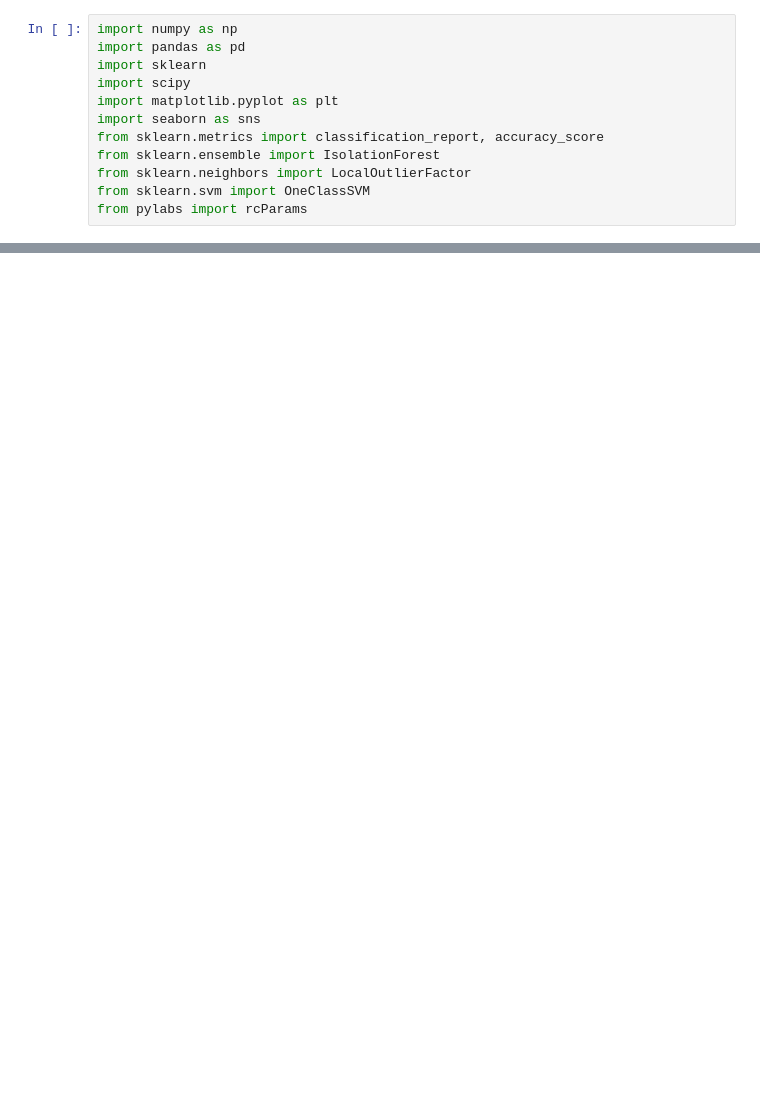
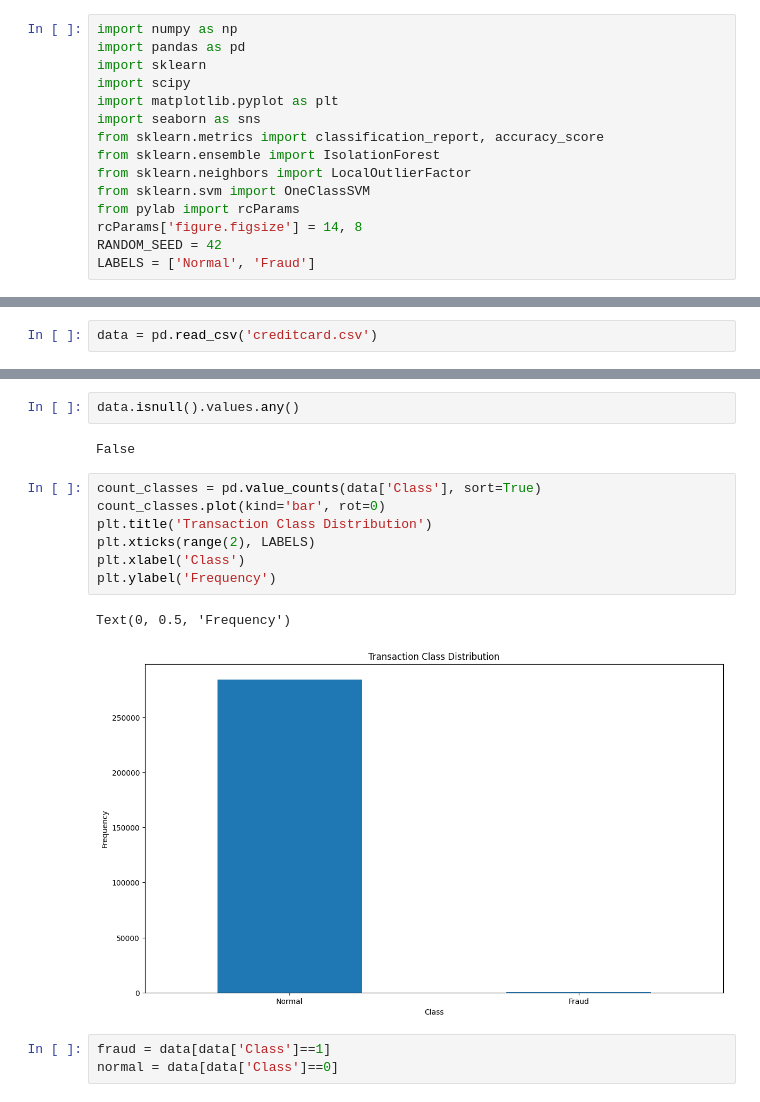
Before and after one commit to anilpatelia/kaggle_prjects, a Jupyter notebook: CreditCardFraudDetection/CreditCardFraudDetection.ipynb, the cells around one changed output, grey strips where cells are left out. Saved outputs shown, nothing was run; the diff lists cells and outputs as text; blank space fills up the shorter version.

Commit message:
Added creditcard fraud detection project

```diff
--- a/CreditCardFraudDetection/CreditCardFraudDetection.ipynb
+++ b/CreditCardFraudDetection/CreditCardFraudDetection.ipynb
@@ -9,4 +9,7 @@ from sklearn.metrics import classification_report, accuracy_score
 from sklearn.ensemble import IsolationForest
 from sklearn.neighbors import LocalOutlierFactor
 from sklearn.svm import OneClassSVM
-from pylabs import rcParams
+from pylab import rcParams
+rcParams['figure.figsize'] = 14, 8
+RANDOM_SEED = 42
+LABELS = ['Normal', 'Fraud']
@@ -14,0 +16,2 @@ ImportError: cannot import name 'rcParams' from 'pylabs' (/home/anil/.local/lib/
+# %%
+data = pd.read_csv('creditcard.csv')
@@ -14,0 +48,17 @@ ImportError: cannot import name 'rcParams' from 'pylabs' (/home/anil/.local/lib/
+# %%
+data.isnull().values.any()
+# %% [output]
+False
+# %%
+count_classes = pd.value_counts(data['Class'], sort=True)
+count_classes.plot(kind='bar', rot=0)
+plt.title('Transaction Class Distribution')
+plt.xticks(range(2), LABELS)
+plt.xlabel('Class')
+plt.ylabel('Frequency')
+# %% [output]
+Text(0, 0.5, 'Frequency')
+[figure, added]
+# %%
+fraud = data[data['Class']==1]
+normal = data[data['Class']==0]
```
Also changed, not shown: parts of 12 cells of this notebook.
